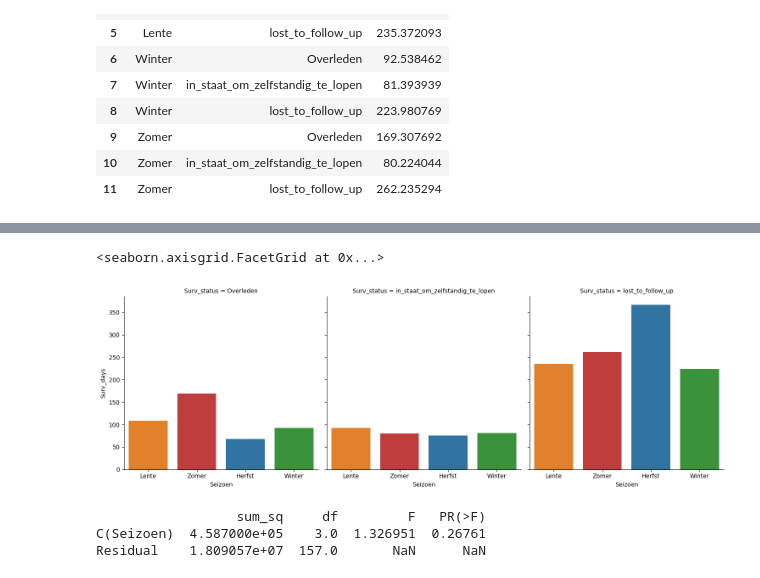
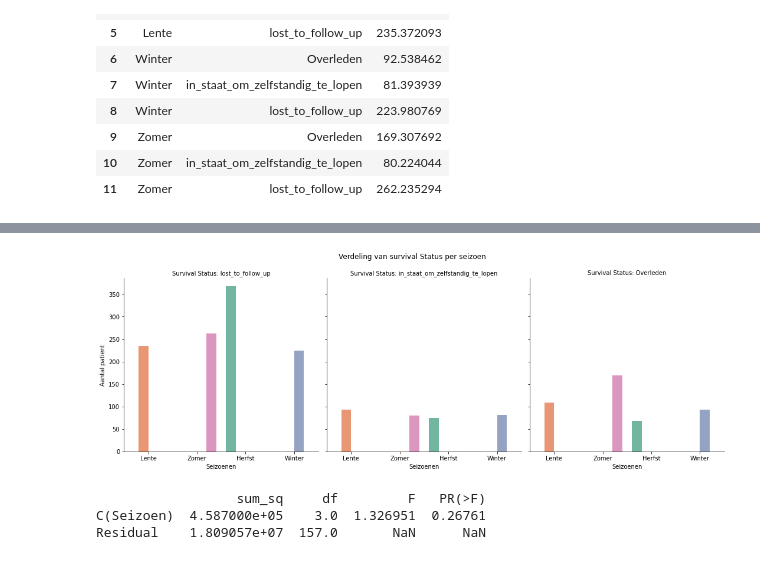
Before and after one commit to someoneontheworld/Modelleren-project, a Jupyter notebook: modelleren_code_Startklacht_seizoen_groep_17.ipynb, the cells around one changed output, grey strips where cells are left out. Cells and saved outputs as stored; diff of their text form; code cells hidden in the pictures.

```diff
--- a/modelleren_code_Startklacht_seizoen_groep_17.ipynb
+++ b/modelleren_code_Startklacht_seizoen_groep_17.ipynb
@@ -198,0 +186,20 @@ sns.countplot(data = df,x='klimaat', hue = 'klimaat')
+# %%
+continent_map = {
+    1: 'Europa',
+    2: 'Noord-Amerika',
+    3: 'Zuid-Amerika',
+    4: 'Azië',
+    5: 'Bangladesh',
+    6: 'Anders'
+}
+
+df['Continent'] = df['Continent'].map(continent_map)
+Continent_counts = df['Continent'].value_counts()
+
+plt.figure(figsize=(8, 6))
+sns.barplot(x=Continent_counts.index, y=Continent_counts.values, palette='Set2')
+
+
+plt.xlabel('Continenten')
+plt.ylabel('Aantal patienten')
+plt.title('Verdeling van patienten per continent')
@@ -2697,10 +3028,17 @@ sns.barplot(data = mean_surv_days, y='Surv_days', x="Seizoen", hue = 'Surv_statu
 # %%
-sns.catplot(data=mean_surv_days, kind='bar', x='Seizoen', y='Surv_days',
+plot = sns.catplot(data=mean_surv_days, kind='bar', x='Seizoen', y='Surv_days',
             col='Surv_status', hue='Seizoen',
-            order=['Lente', 'Zomer', 'Herfst', 'Winter'])
+            order=['Lente', 'Zomer', 'Herfst', 'Winter'],
+            col_order = ['lost_to_follow_up','in_staat_om_zelfstandig_te_lopen','Overleden'],
+            palette='Set2')
+
+plot.set_titles('Survival Status: {col_name}')
+plt.suptitle('Verdeling van survival Status per seizoen', y=1.05)
+plot.set_axis_labels('Seizoenen', 'Aantal patient')
+
+plt.show()
 # %% [output]
-<seaborn.axisgrid.FacetGrid at 0x...>
-[figure, old version]
+[figure, new version]
 # %%
 lost_to_follow_up = df[df['Surv_status'] == 'lost_to_follow_up']
 in_staat_om_zelfstandig_te_lopen = df[df['Surv_status'] == 'in_staat_om_zelfstandig_te_lopen']
```
Also changed, not shown: parts of 202 cells of this notebook.
